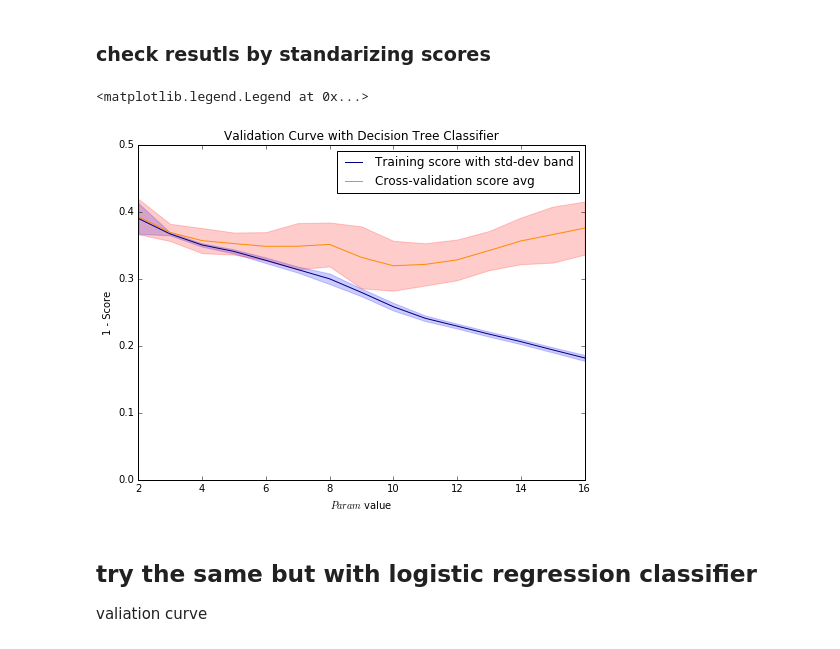
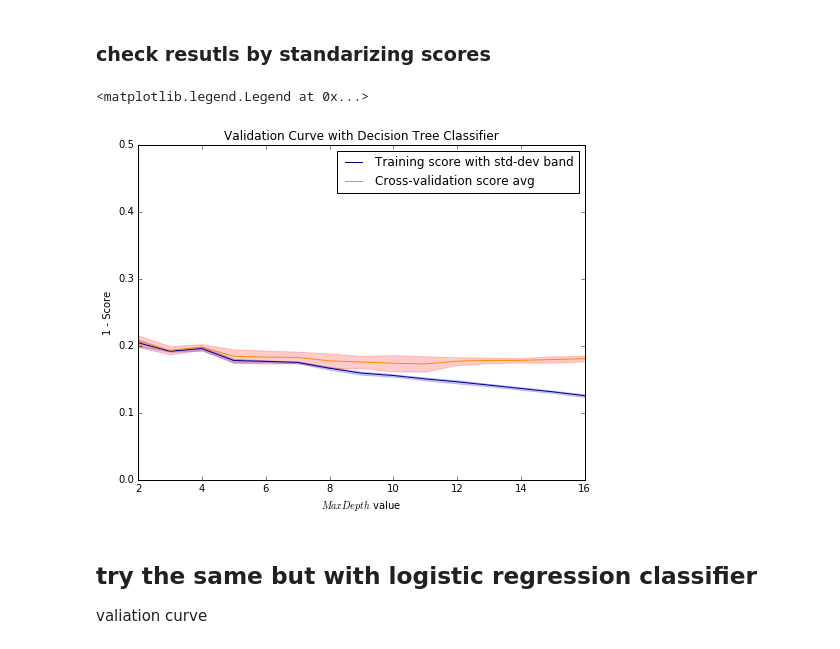
Before and after one commit to jdemonasterio/Tesis, a Jupyter notebook: mexico-scripts-ver2/mLTheory.ipynb, the cells around one changed output. Cells and saved outputs as stored; diff of their text form; code cells hidden in the pictures.

```diff
--- a/mexico-scripts-ver2/mLTheory.ipynb
+++ b/mexico-scripts-ver2/mLTheory.ipynb
@@ -1510,5 +1510,5 @@ train_scores, test_scores = validation_curve(
         param_range=param_range,
 
         cv=10,
-    scoring='roc_auc',
+    scoring='f1_weighted',
     n_jobs=-1)
@@ -1525,30 +1528,30 @@ test_scores_std = np.std(reverse_scores_test, axis=1)
 # %%
 fig, ax = plt.subplots(figsize=(8, 6))
 plt.title("Validation Curve with Decision Tree Classifier")
-plt.xlabel("$Param$ value".format())
+plt.xlabel("$Max Depth$ value".format())
 plt.ylabel("1 - Score")
 plt.ylim(0.0, 0.5)
 
 lw = 1
 
 plt.plot(param_range, train_scores_mean, label="Training score with std-dev band",
              color="navy", lw=lw)
 
 plt.fill_between(param_range, train_scores_mean - train_scores_std,
                  train_scores_mean + train_scores_std, alpha=0.2,
                  color="blue", lw=lw)
 
 plt.plot(param_range, test_scores_mean, label="Cross-validation score avg",
              color="darkorange", lw=lw)
 
 plt.fill_between(param_range, test_scores_mean - test_scores_std,
                  test_scores_mean + test_scores_std, alpha=0.2,
                  color="red", lw=lw)
 
 plt.legend(loc="best")
 # %% [output]
 <matplotlib.legend.Legend at 0x...>
-[figure, old version]
+[figure, new version]
 # %% [markdown]
 ## try the same but with logistic regression classifier
 valiation curve
```
Also changed, not shown: parts of 1 cell of this notebook.
